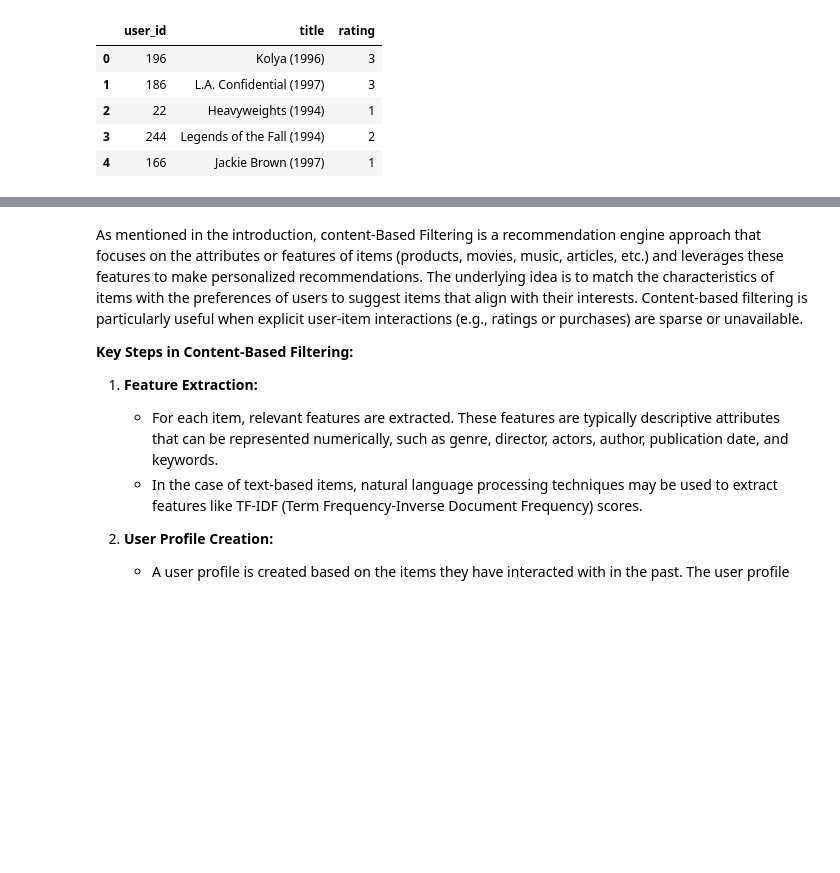
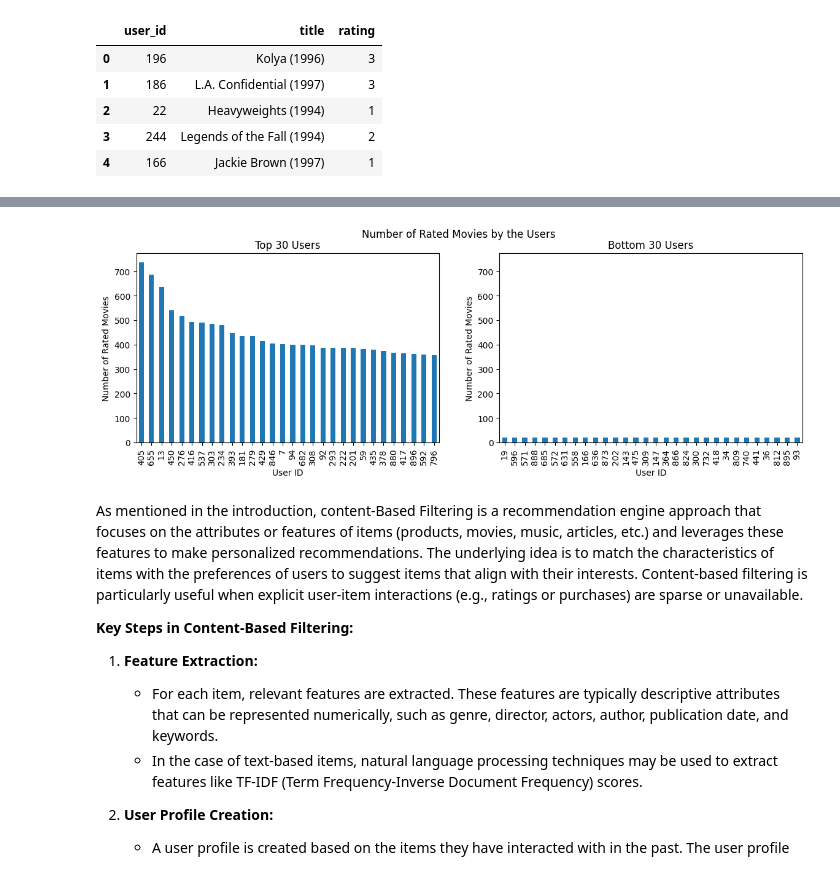
Before and after one commit to FederCO23/UCSD_MLBootcamp, a Jupyter notebook: Student_MLE_MiniProject_Recommendation_Engines.ipynb, the cells around one changed output, grey strips where cells are left out. Cells and saved outputs as stored; diff of their text form; code cells hidden in the pictures; blank space fills up the shorter version.

```diff
--- a/Student_MLE_MiniProject_Recommendation_Engines.ipynb
+++ b/Student_MLE_MiniProject_Recommendation_Engines.ipynb
@@ -174,3 +187,25 @@ ratings_movies_merged.head()
+# %%
+# Let's count the number or rated movies by the top 30 users
+top_30_users = ratings['user_id'].value_counts().head(30)
+bottom_30_users = ratings['user_id'].value_counts().tail(30)
+# define 2 subplots to display one chart next to the other
+fig, axs = plt.subplots(1, 2, figsize=(14, 4))
+top_30_users.plot(kind='bar', ax=axs[0])
+bottom_30_users.plot(kind='bar', ax=axs[1])
+plt.suptitle('Number of Rated Movies by the Users')
+axs[0].set_xlabel('User ID')
+axs[0].set_ylabel('Number of Rated Movies')
+axs[0].set_title('Top 30 Users')
+axs[1].set_xlabel('User ID')
+axs[1].set_ylabel('Number of Rated Movies')
+axs[1].set_title('Bottom 30 Users')
+min_y = 0
+max_y = max(axs[0].get_ylim()[1], axs[1].get_ylim()[1])
+axs[0].set_ylim([min_y, max_y])
+axs[1].set_ylim([min_y, max_y])
+plt.show()
+# %% [output]
+[figure, added]
 # %% [markdown]
 As mentioned in the introduction, content-Based Filtering is a recommendation engine approach that focuses on the attributes or features of items (products, movies, music, articles, etc.) and leverages these features to make personalized recommendations. The underlying idea is to match the characteristics of items with the preferences of users to suggest items that align with their interests. Content-based filtering is particularly useful when explicit user-item interactions (e.g., ratings or purchases) are sparse or unavailable.
 
```
Also changed, not shown: parts of 7 cells of this notebook.
